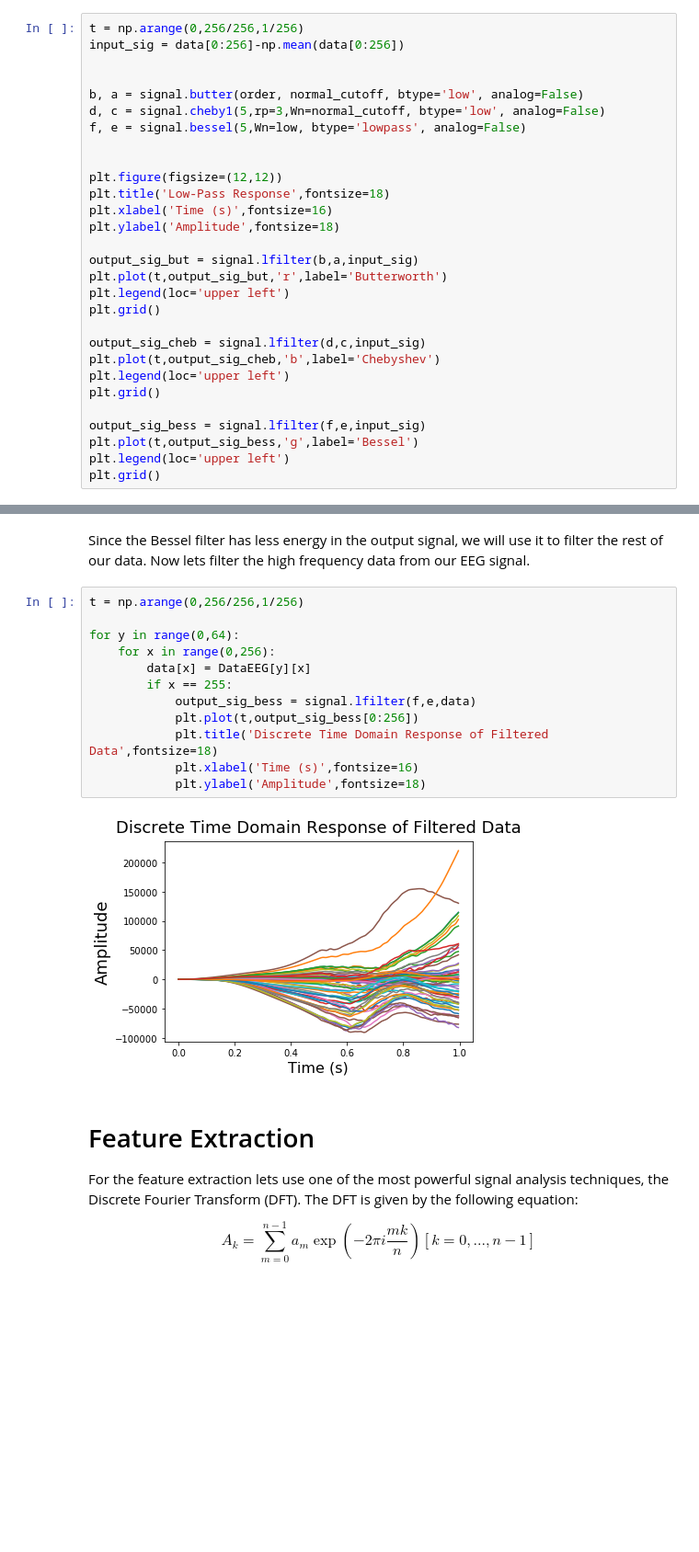
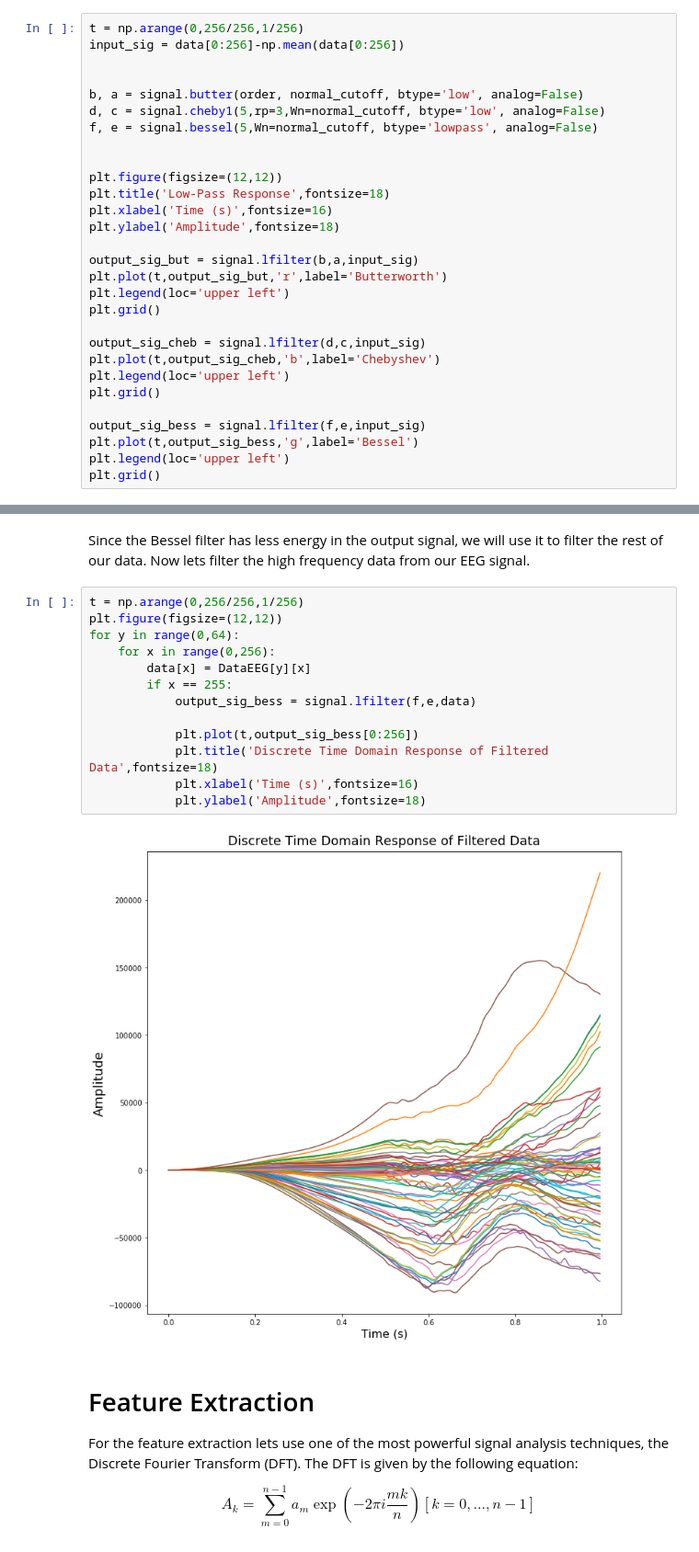
Before and after one commit to Mercier93/Signal-Processing, a Jupyter notebook: Final Project.ipynb, the cells around one changed output, grey strips where cells are left out. Shown: that part at 92% size. Saved outputs shown, nothing was run; the diff lists cells and outputs as text; blank space fills up the shorter version.

```diff
--- a/Final Project.ipynb
+++ b/Final Project.ipynb
@@ -265,7 +264,7 @@ input_sig = data[0:256]-np.mean(data[0:256])
 
 b, a = signal.butter(order, normal_cutoff, btype='low', analog=False)
 d, c = signal.cheby1(5,rp=3,Wn=normal_cutoff, btype='low', analog=False)
-f, e = signal.bessel(5,Wn=low, btype='lowpass', analog=False)
+f, e = signal.bessel(5,Wn=normal_cutoff, btype='lowpass', analog=False)
 
 
 plt.figure(figsize=(12,12))
@@ -370,18 +369,19 @@ Summed Amplitudes from Bessel filter: 16.7126722534
 Since the Bessel filter has less energy in the output signal, we will use it to filter the rest of our data. Now lets filter the high frequency data from our EEG signal.
 # %%
 t = np.arange(0,256/256,1/256)
-
+plt.figure(figsize=(12,12))
 for y in range(0,64):
     for x in range(0,256):
         data[x] = DataEEG[y][x]
         if x == 255:
             output_sig_bess = signal.lfilter(f,e,data)
+
             plt.plot(t,output_sig_bess[0:256])
             plt.title('Discrete Time Domain Response of Filtered Data',fontsize=18)
             plt.xlabel('Time (s)',fontsize=16)
             plt.ylabel('Amplitude',fontsize=18)
 # %% [output]
-[figure, old version]
+[figure, new version]
 # %% [markdown]
 # Feature Extraction
 
```
Also changed, not shown: parts of 13 cells of this notebook.
